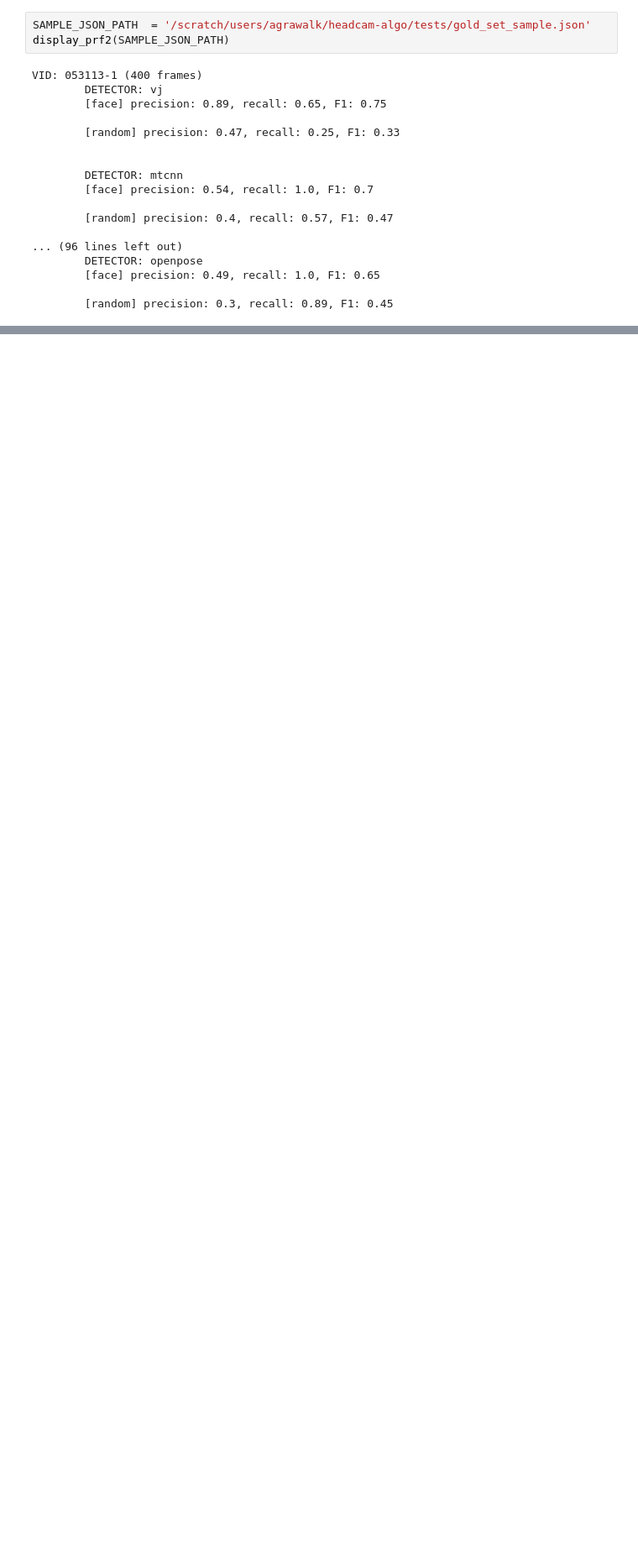
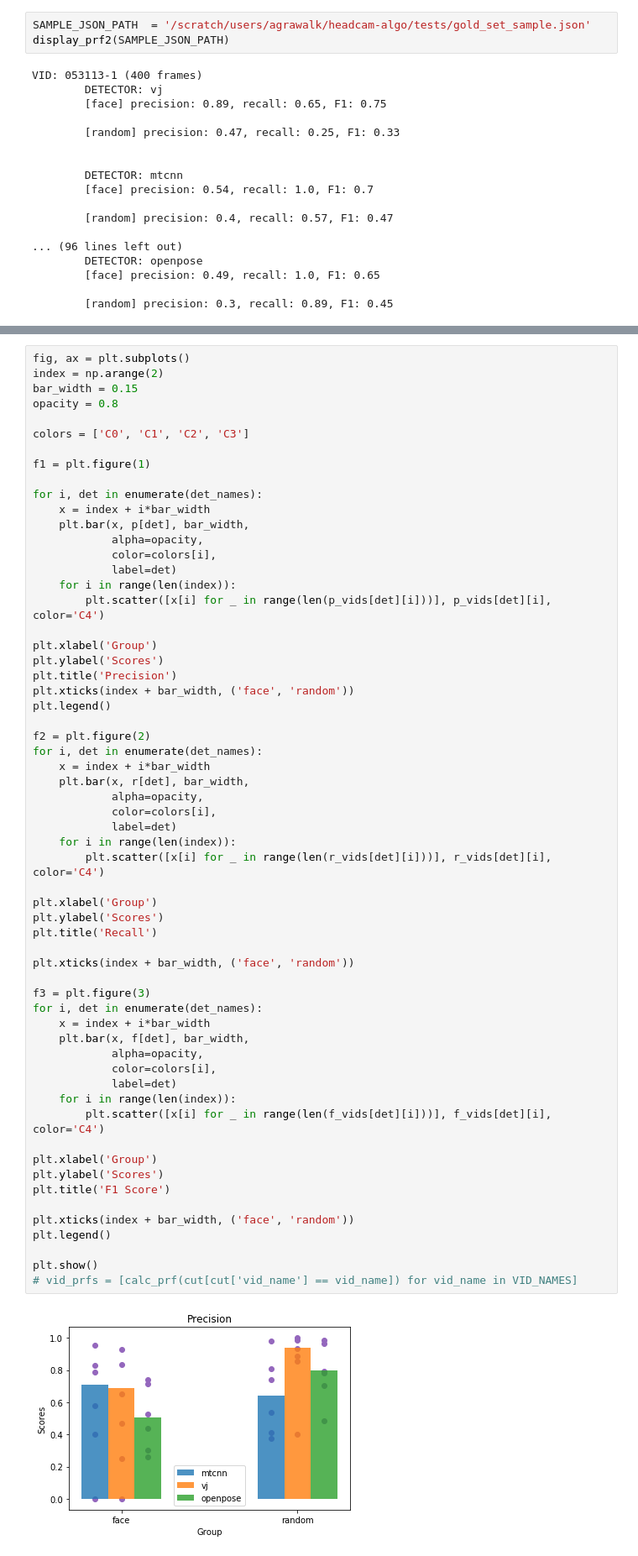
Before and after one commit to brialorelle/headcam-algo, a Jupyter notebook: gold_set_eval.ipynb, the cells around one changed output, grey strips where cells are left out. Shown: that part at 84% size. Drawn from its saved outputs; the diff is of its cells as text; blank space fills up the shorter version.

```diff
--- a/gold_set_eval.ipynb
+++ b/gold_set_eval.ipynb
@@ -156,0 +188,62 @@ VID: 053113-1 (400 frames)
+# %%
+fig, ax = plt.subplots()
+index = np.arange(2)
+bar_width = 0.15
+opacity = 0.8
+
+colors = ['C0', 'C1', 'C2', 'C3']
+
+f1 = plt.figure(1)
+
+for i, det in enumerate(det_names):
+    x = index + i*bar_width
+    plt.bar(x, p[det], bar_width,
+            alpha=opacity,
+            color=colors[i],
+            label=det)
+    for i in range(len(index)):
+        plt.scatter([x[i] for _ in range(len(p_vids[det][i]))], p_vids[det][i], color='C4')
+
+plt.xlabel('Group')
+plt.ylabel('Scores')
+plt.title('Precision')
+plt.xticks(index + bar_width, ('face', 'random'))
+plt.legend()
+
+f2 = plt.figure(2)
+for i, det in enumerate(det_names):
+    x = index + i*bar_width
+    plt.bar(x, r[det], bar_width,
+            alpha=opacity,
+            color=colors[i],
+            label=det)
+    for i in range(len(index)):
+        plt.scatter([x[i] for _ in range(len(r_vids[det][i]))], r_vids[det][i], color='C4')
+
+plt.xlabel('Group')
+plt.ylabel('Scores')
+plt.title('Recall')
+
+plt.xticks(index + bar_width, ('face', 'random'))
+
+f3 = plt.figure(3)
+for i, det in enumerate(det_names):
+    x = index + i*bar_width
+    plt.bar(x, f[det], bar_width,
+            alpha=opacity,
+            color=colors[i],
+            label=det)
+    for i in range(len(index)):
+        plt.scatter([x[i] for _ in range(len(f_vids[det][i]))], f_vids[det][i], color='C4')
+
+plt.xlabel('Group')
+plt.ylabel('Scores')
+plt.title('F1 Score')
+
+plt.xticks(index + bar_width, ('face', 'random'))
+plt.legend()
+
+plt.show()
+# vid_prfs = [calc_prf(cut[cut['vid_name'] == vid_name]) for vid_name in VID_NAMES]
+# %% [output]
+[figure, added]
```
Also changed, not shown: parts of 12 cells of this notebook.
